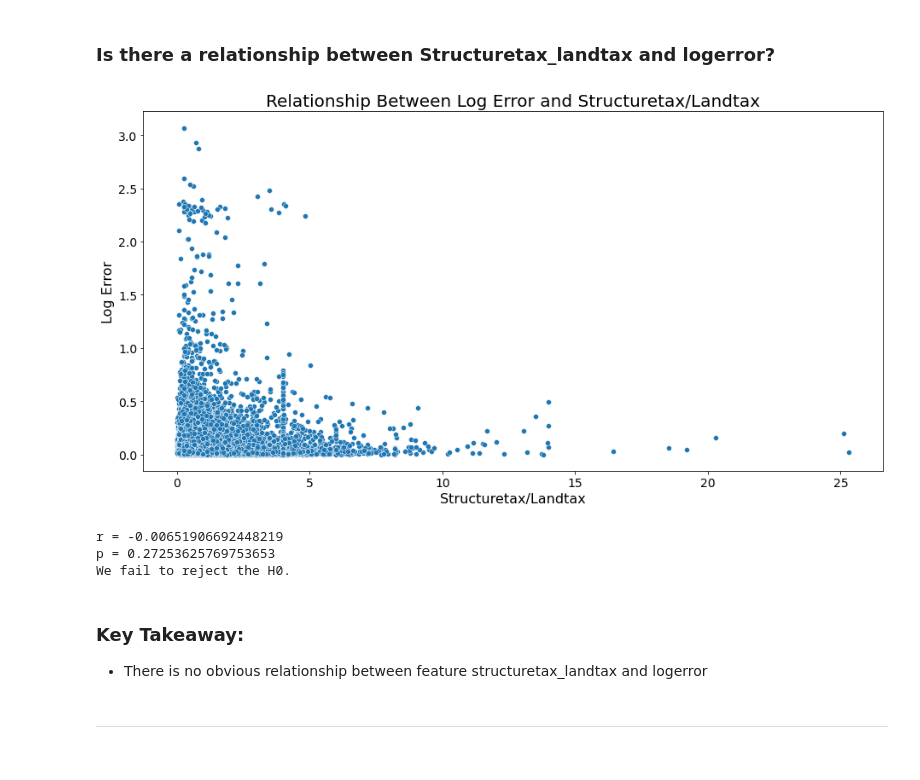
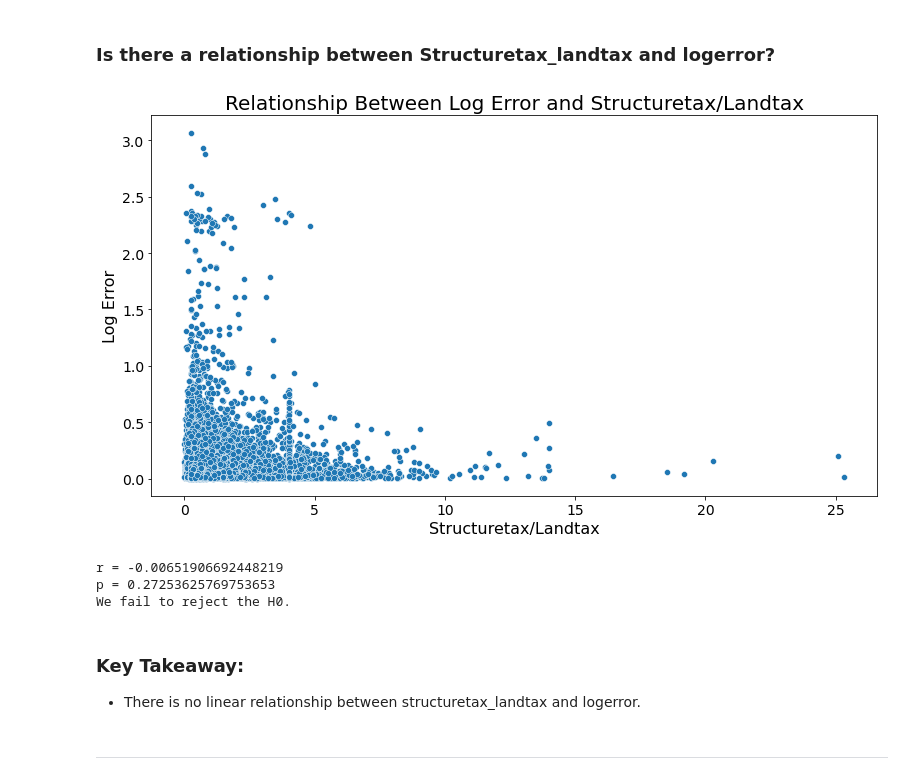
Before and after one commit to Kayfj41901/Zillow_Clustering, a Jupyter notebook: Final_Report.ipynb, the cells around one changed output. Cells and saved outputs as stored; diff of their text form; code cells hidden in the pictures.

```diff
--- a/Final_Report.ipynb
+++ b/Final_Report.ipynb
@@ -300,24 +249,9 @@ We fail to reject the H0.
 # %% [markdown]
 ### Is there a relationship between Structuretax_landtax and logerror?
 # %%
-x = train.Structuretax_landtax
-y = train.logerror
-# Set size of figure
-plt.figure(figsize = (13,7))
-# Create scatterplot
-ax = sns.scatterplot(data=train, x= x, y= y)
-# fit labels and legend
-plt.title('Relationship Between Log Error and Structuretax/Landtax', fontsize = 20)
-plt.xlabel('Structuretax/Landtax', fontsize = 16)
-plt.xticks(fontsize = 14)
-plt.yticks(fontsize = 14)
-plt.ylabel('Log Error', fontsize = 16)
-
-
-plt.tight_layout()
-plt.show()
+visuals.Structuretax_Landtax()
 # %% [output]
-[figure, old version]
+[figure, new version]
 # %%
 # H0 - There is no linear relationship between structuretax_landtax and logerror.
 # H1 - There is a linear realtionship between structuretax_landtax and logerror.
@@ -336,7 +272,7 @@ We fail to reject the H0.
 # %% [markdown]
 ### Key Takeaway:
 
-- There is no obvious relationship between feature structuretax_landtax and logerror
+- There is no linear relationship between structuretax_landtax and logerror.
 # %% [markdown]
 <hr style="border-top: 3px groove LightCyan ; margin-top: 1px; margin-bottom: 1px"></hr>
 # %% [markdown]
```
Also changed, not shown: parts of 60 cells of this notebook, 1 other file.
